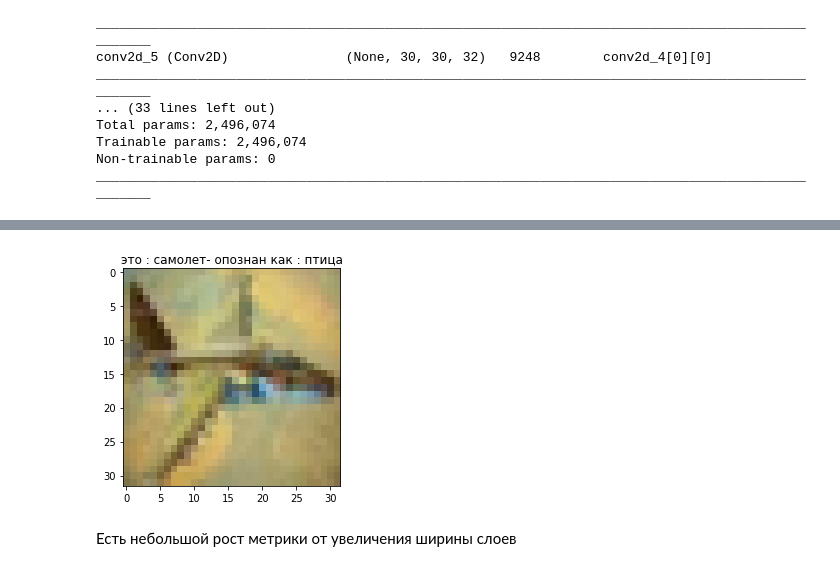
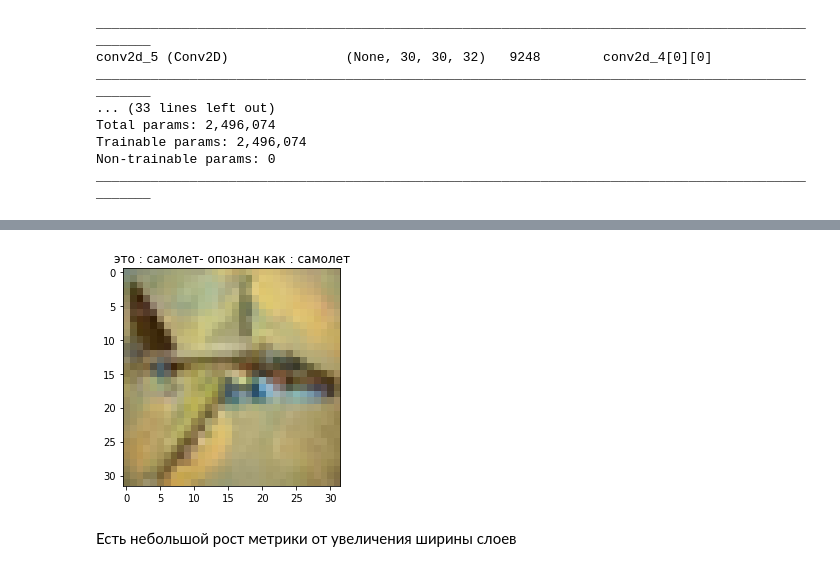
Before and after one commit to SimreAniri/Neural-Networks, a Jupyter notebook: Lesson_4.ipynb, the cells around one changed output, grey strips where cells are left out. Drawn from its saved outputs; the diff is of its cells as text; code cells hidden in the pictures.

```diff
--- a/Lesson_4.ipynb
+++ b/Lesson_4.ipynb
@@ -289,8 +305,7 @@ x11 = Conv2D(128, (3, 3), activation='relu')(x11)
 first = MaxPooling2D(pool_size=(2, 2))(x11)
 
 
-second_input = Input(shape=x_train.shape[1:])
-x22 = Conv2D(32, (3, 3), padding='same', activation='relu')(second_input)
+x22 = Conv2D(32, (3, 3), padding='same', activation='relu')(first_input)
 x22 = Conv2D(32, (3, 3), activation='relu')(x22)
 x22 = MaxPooling2D(pool_size=(2, 2))(x22)
 x22 = Dropout(0.25)(x22)
@@ -306,7 +321,7 @@ x = Dense(512, activation='relu')(x)
 x = Dropout(0.5)(x)
 x = Dense(num_classes, activation='softmax')(x)
 
-model3 = Model(inputs=[first_input, second_input], outputs=x)
+model3 = Model(inputs=first_input, outputs=x)
 # %%
 # компиляция модели
 model3.compile(loss='categorical_crossentropy',
@@ -314,10 +329,10 @@ model3.compile(loss='categorical_crossentropy',
               metrics=['accuracy'])
 # %%
 print('Не используется data augmentation')
-model3.fit([x_train, x_train], y_train,
+model3.fit(x_train, y_train,
             batch_size=batch_size,
             epochs=epochs,
-            validation_data=([x_test, x_test], y_test),
+            validation_data=(x_test, y_test),
             shuffle=True)
 # %% [output]
 Не используется data augmentation
@@ -344,13 +359,13 @@ Test accuracy: 0.5950999855995178
 # %%
 N = 919
-y_p=model3.predict([x_test[N:N+1][:,:,:], x_test[N:N+1][:,:,:]])
+y_p=model3.predict(x_test[N:N+1][:,:,:])
 y_t = np.argmax(y_test[N:N+1], axis = 1 )
 y_i = np.argmax(y_p, axis = 1 )
 plt.imshow(x_test[N][:,:,:])
 plt.title('это : '+classes[y_t[0]]+'- опознан как : '+classes[y_i[0]])
 plt.show()
 # %% [output]
-[figure, old version]
+[figure, new version]
 # %% [markdown]
 Есть небольшой рост метрики от увеличения ширины слоев
 # %%
```
Also changed, not shown: parts of 25 cells of this notebook.
